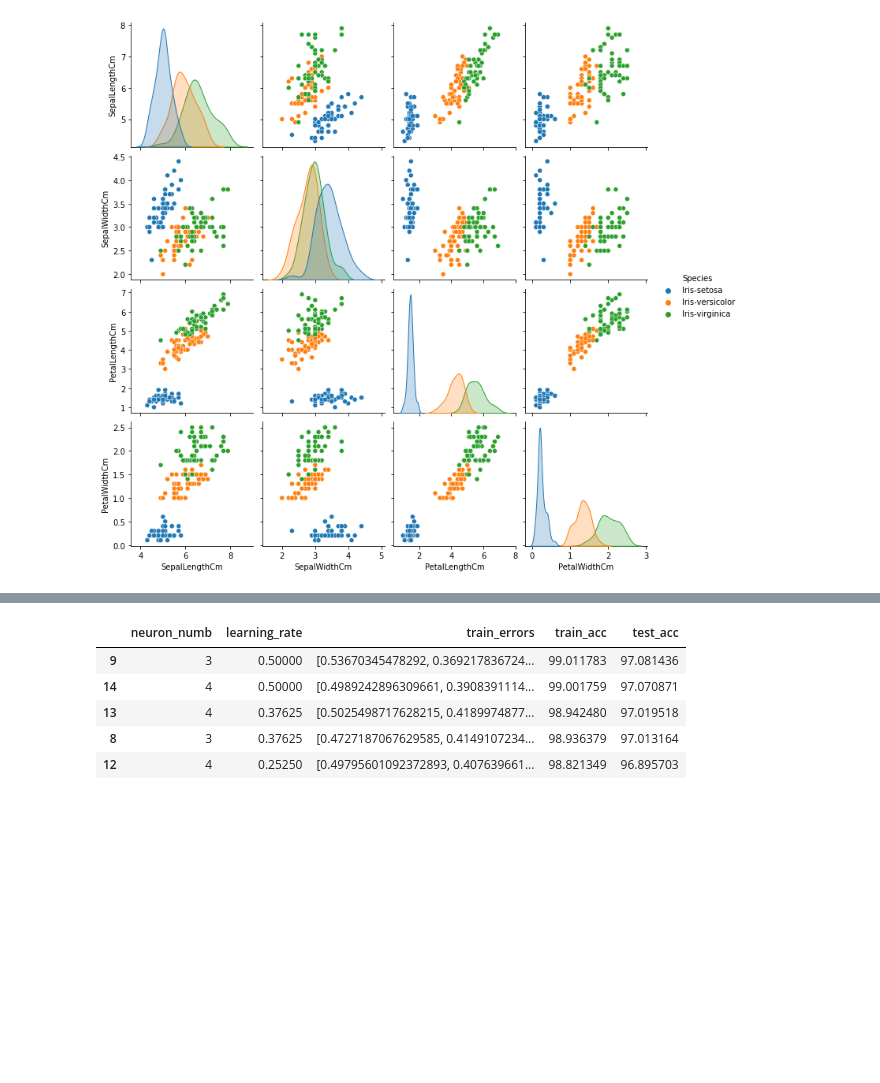
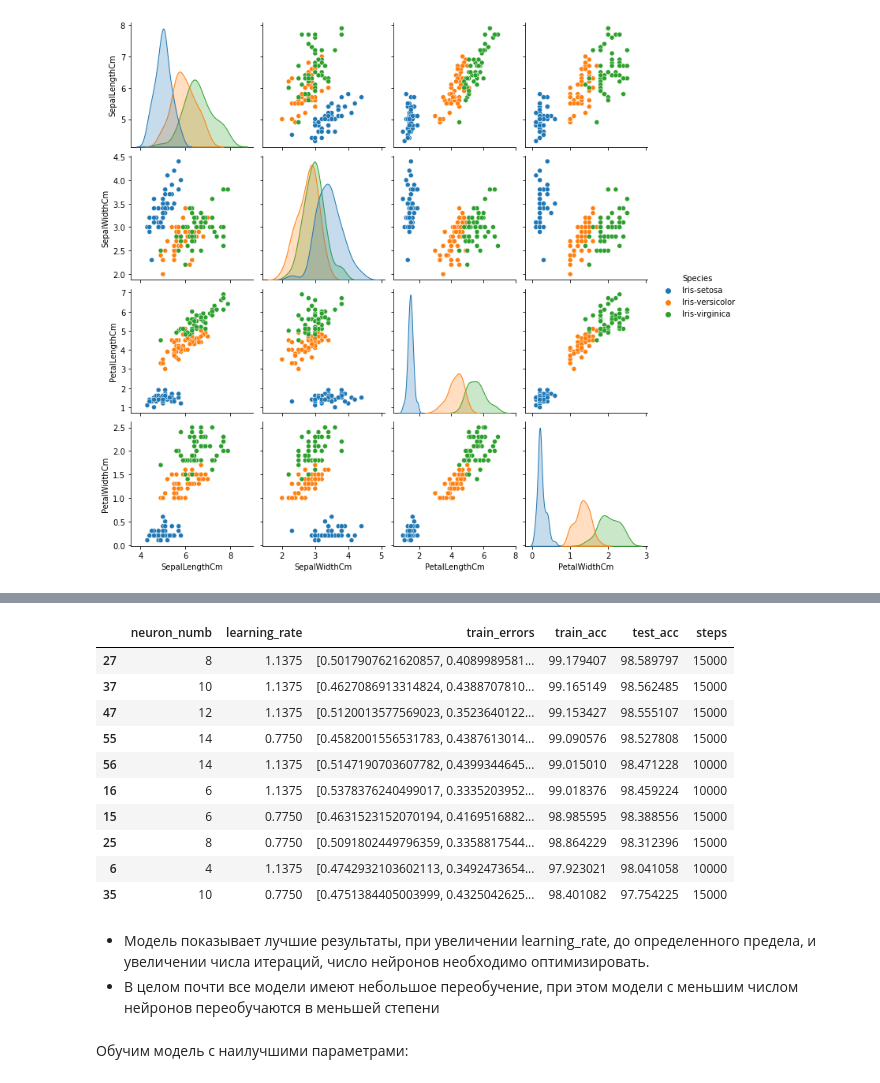
Before and after one commit to DaniilMelnik/neuro_course, a Jupyter notebook: hw1.ipynb, the cells around one changed output, grey strips where cells are left out. Cells and saved outputs as stored; diff of their text form; code cells hidden in the pictures; blank space fills up the shorter version.

```diff
--- a/hw1.ipynb
+++ b/hw1.ipynb
@@ -105,20 +105,22 @@ class nn:
 # %%
 X_train, X_test, y_train, y_test = train_test_split(x, y, test_size=0.33)
 
-hidden_neurons = np.arange(2, 5)
-learning_rates = np.linspace(0.005, 0.5, num=5)
+hidden_neurons = np.arange(4, 16, 2)
+n_steps_range = [10000, 15000]
+learning_rates = np.linspace(0.05, 1.5, num=5)
 
 experiments = []
 for n_neirons in hidden_neurons:
     for lr in learning_rates:
-        model = nn(neuron_numb=n_neirons)
-        errors = model.fit(X_train, y_train, learning_rate=lr)
-        train_result = model.predict(X_train)
-        accuracy = (1 - errors[-1]) * 100
+        for steps in n_steps_range:
+            model = nn(neuron_numb=n_neirons)
+            errors = model.fit(X_train, y_train, learning_rate=lr, n_steps=steps)
+            train_result = model.predict(X_train)
+            accuracy = (1 - errors[-1]) * 100
 
-        test_result = model.predict(X_test)
-        accuracy_t = (1 - np.mean(np.abs(y_test - test_result))) * 100
-        experiments.append({'neuron_numb': n_neirons, 'learning_rate': lr, 'train_errors': errors,
-                            'train_acc': accuracy, ' test_acc': accuracy_t})
+            test_result = model.predict(X_test)
+            accuracy_t = (1 - np.mean(np.abs(y_test - test_result))) * 100
+            experiments.append({'neuron_numb': n_neirons, 'learning_rate': lr, 'train_errors': errors,
+                                'train_acc': accuracy, 'test_acc': accuracy_t, 'steps': steps})
 experiments = pd.DataFrame(experiments)
 # %%
@@ -143,9 +152,19 @@ neuron_num: 4
 # %%
-experiments.sort_values(by=' test_acc', ascending=False).head(5)
+experiments.sort_values(by='test_acc', ascending=False).head(10)
 # %% [output]
-|  | neuron_numb | learning_rate | train_errors | train_acc | test_acc |
-| 9 | 3 | 0.50000 | [0.53670345478292, 0.369217836724... | 99.011783 | 97.081436 |
-| 14 | 4 | 0.50000 | [0.4989242896309661, 0.3908391114... | 99.001759 | 97.070871 |
-| 13 | 4 | 0.37625 | [0.5025498717628215, 0.4189974877... | 98.942480 | 97.019518 |
-| 8 | 3 | 0.37625 | [0.4727187067629585, 0.4149107234... | 98.936379 | 97.013164 |
-| 12 | 4 | 0.25250 | [0.49795601092372893, 0.407639661... | 98.821349 | 96.895703 |
+|  | neuron_numb | learning_rate | train_errors | train_acc | test_acc | steps |
+| 27 | 8 | 1.1375 | [0.5017907621620857, 0.4089989581... | 99.179407 | 98.589797 | 15000 |
+| 37 | 10 | 1.1375 | [0.4627086913314824, 0.4388707810... | 99.165149 | 98.562485 | 15000 |
+| 47 | 12 | 1.1375 | [0.5120013577569023, 0.3523640122... | 99.153427 | 98.555107 | 15000 |
+| 55 | 14 | 0.7750 | [0.4582001556531783, 0.4387613014... | 99.090576 | 98.527808 | 15000 |
+| 56 | 14 | 1.1375 | [0.5147190703607782, 0.4399344645... | 99.015010 | 98.471228 | 10000 |
+| 16 | 6 | 1.1375 | [0.5378376240499017, 0.3335203952... | 99.018376 | 98.459224 | 10000 |
+| 15 | 6 | 0.7750 | [0.4631523152070194, 0.4169516882... | 98.985595 | 98.388556 | 15000 |
+| 25 | 8 | 0.7750 | [0.5091802449796359, 0.3358817544... | 98.864229 | 98.312396 | 15000 |
+| 6 | 4 | 1.1375 | [0.4742932103602113, 0.3492473654... | 97.923021 | 98.041058 | 10000 |
+| 35 | 10 | 0.7750 | [0.4751384405003999, 0.4325042625... | 98.401082 | 97.754225 | 15000 |
+# %% [markdown]
+* Модель показывает лучшие результаты, при увеличении learning_rate, до определенного предела, и увеличении числа итераций, число нейронов необходимо оптимизировать.
+* В целом почти все модели имеют небольшое переобучение, при этом модели с меньшим числом нейронов переобучаются в меньшей степени
+# %% [markdown]
+Обучим модель с наилучшими параметрами:
```
Also changed, not shown: parts of 3 cells of this notebook.
